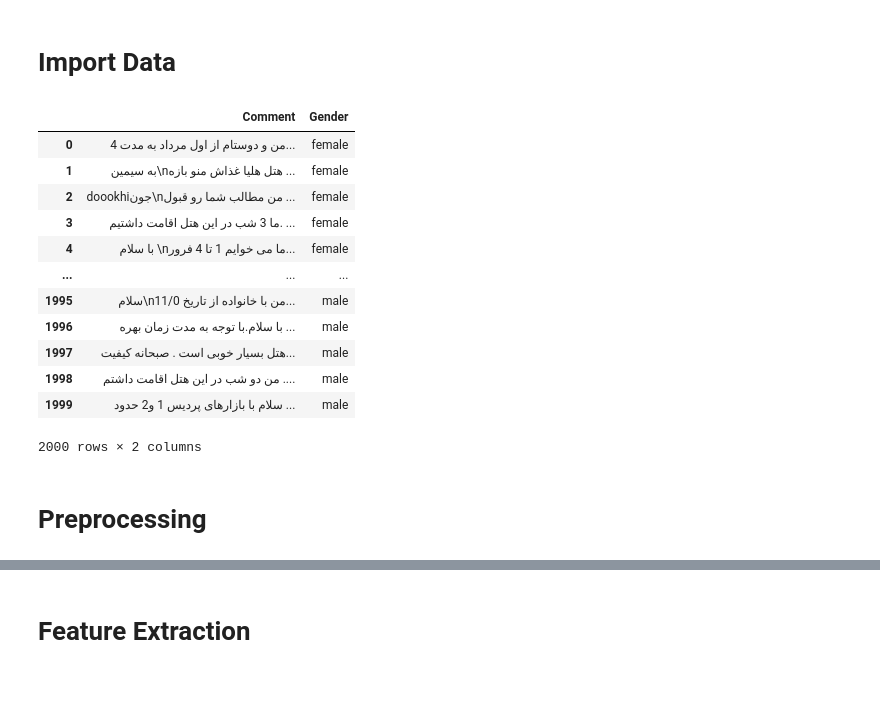
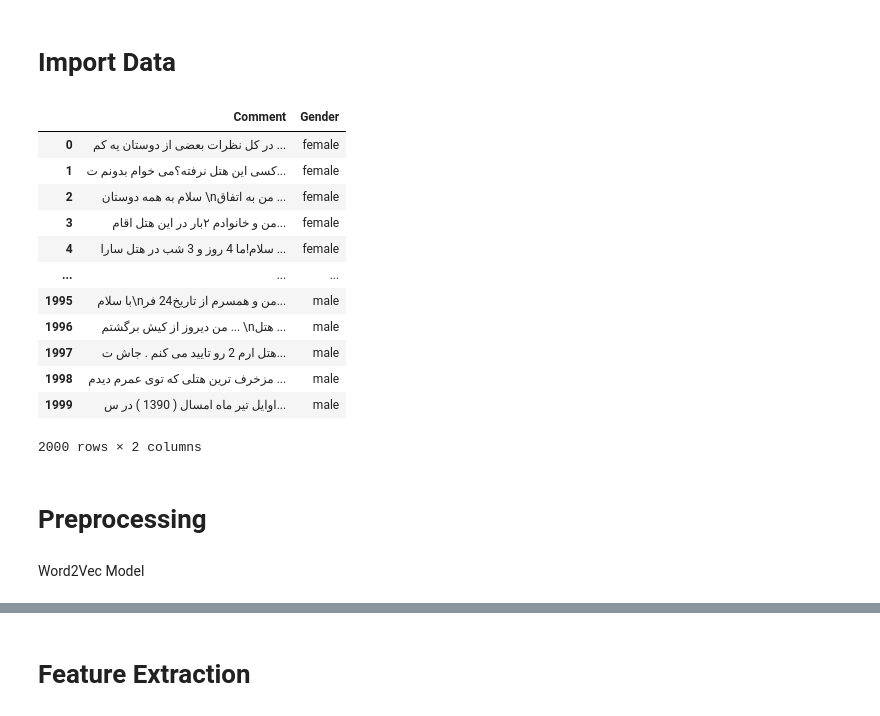
Before and after one commit to HLTT14/NLP-Assignments, a Jupyter notebook: NLP_Assignment1.ipynb, the cells around one changed output, grey strips where cells are left out. Cells and saved outputs as stored; diff of their text form; code cells hidden in the pictures; blank space fills up the shorter version.

```diff
--- a/NLP_Assignment1.ipynb
+++ b/NLP_Assignment1.ipynb
@@ -105,30 +113,31 @@ from sklearn import tree
 # %%
 data = []
 
 def read_files(path, tag):
-  os.chdir(path)
-  for file in os.listdir():
-        with open(f"{path}/{file}", 'r') as f:
-            data.append([f.read().strip(), tag])
+  for file in os.listdir(path):
+      with open(f"{path}/{file}", 'r', encoding='utf-8') as f:
+        data.append([f.read().strip(), tag])
 
 read_files("/content/train/female", "female")
 read_files("/content/train/male", "male")
 
 dataset = pd.DataFrame(data, columns = ["Comment", "Gender"])
 dataset
 # %% [output]
 |  | Comment | Gender |
-| 0 | من و دوستام از اول مرداد به مدت 4... | female |
-| 1 | به سیمین\nهتل هلیا غذاش منو بازه ... | female |
-| 2 | doookhiجون\nمن مطالب شما رو قبول ... | female |
-| 3 | ما 3 شب در این هتل اقامت داشتیم. ... | female |
-| 4 | با سلام \nما می خوایم 1 تا 4 فرور... | female |
+| 0 | در کل نظرات بعضی از دوستان یه کم ... | female |
+| 1 | کسی این هتل نرفته؟می خوام بدونم ت... | female |
+| 2 | سلام به همه دوستان \nمن به اتفاق ... | female |
+| 3 | من و خانوادم ۲بار در این هتل اقام... | female |
+| 4 | سلام!ما 4 روز و 3 شب در هتل سارا ... | female |
 | ... | ... | ... |
-| 1995 | سلام\nمن با خانواده از تاریخ 11/0... | male |
-| 1996 | با سلام.با توجه به مدت زمان بهره ... | male |
-| 1997 | هتل بسیار خوبی است . صبحانه کیفیت... | male |
-| 1998 | من دو شب در این هتل اقامت داشتم .... | male |
-| 1999 | سلام با بازارهای پردیس 1 و2 حدود ... | male |
+| 1995 | با سلام\nمن و همسرم از تاریخ24 فر... | male |
+| 1996 | من دیروز از کیش برگشتم ... \nهتل ... | male |
+| 1997 | هتل ارم 2 رو تایید می کنم . جاش ت... | male |
+| 1998 | مزخرف ترین هتلی که توی عمرم دیدم ... | male |
+| 1999 | اوایل تیر ماه امسال ( 1390 ) در س... | male |
 2000 rows × 2 columns
 # %% [markdown]
 # Preprocessing
+# %% [markdown]
+Word2Vec Model
```
Also changed, not shown: parts of 22 cells of this notebook.
